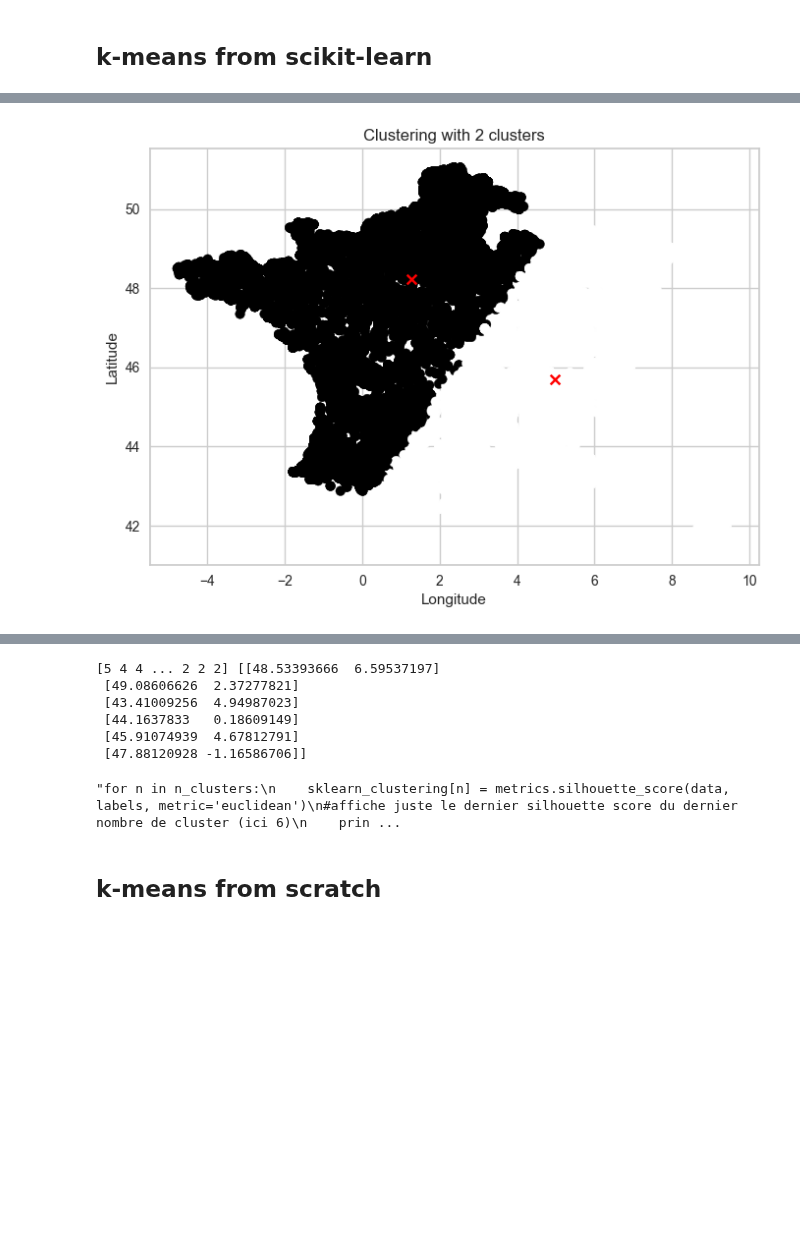
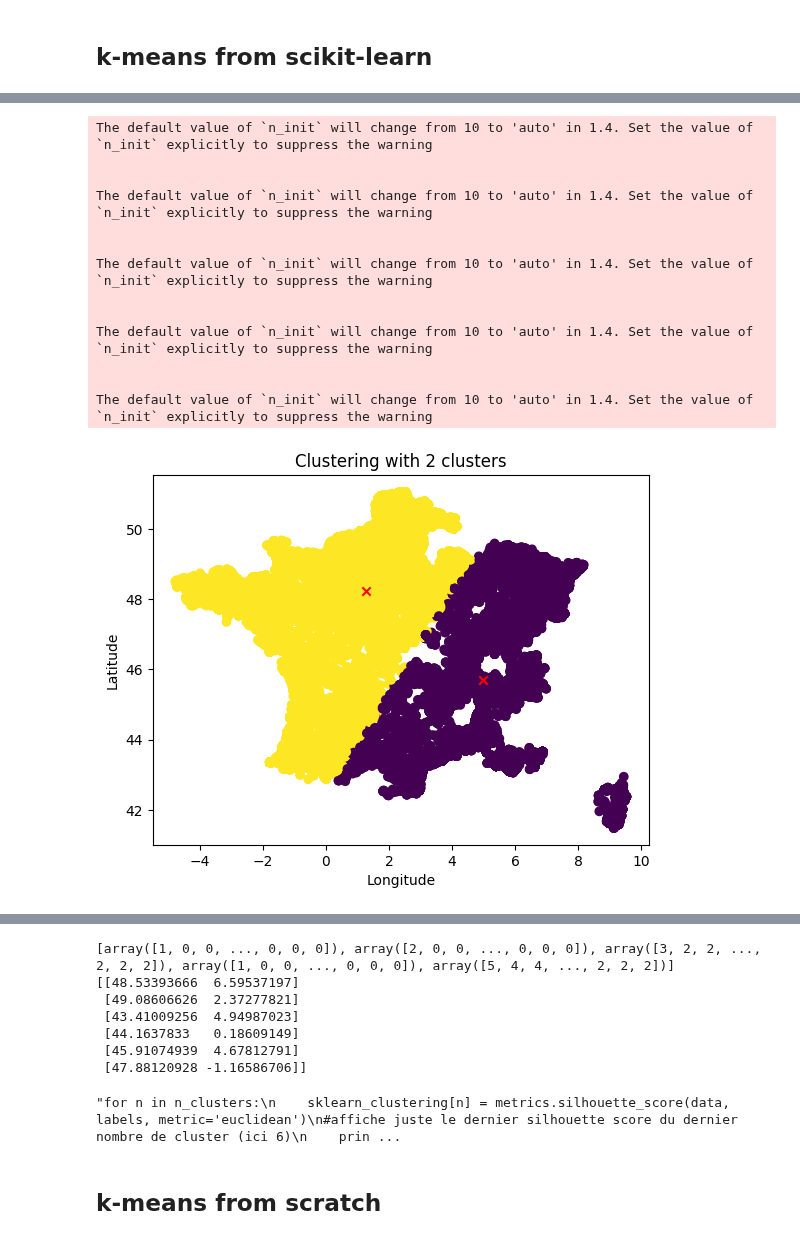
Before and after one commit to Epwo/ProjetA3-23, a Jupyter notebook: IA/non supervisé/non-supervise.ipynb, the cells around one changed output, grey strips where cells are left out. Saved outputs shown, nothing was run; the diff lists cells and outputs as text; code cells hidden in the pictures; blank space fills up the shorter version.

Commit message:
clustering_kmeans silhouette bon

```diff
--- a/IA/non supervisé/non-supervise.ipynb
+++ b/IA/non supervisé/non-supervise.ipynb
@@ -221,10 +114,15 @@ from sklearn.cluster import KMeans
 import matplotlib.pyplot as plt
 from sklearn import metrics
 from sklearn.metrics import pairwise_distances
+import yellowbrick
+#évite d'avoir des couleurs ternes dû à yellowbrick
+yellowbrick.style.rcmod.reset_defaults()
+
 
 def sklearn_clustering(data, n_clusters):
     # Dictionnaire pour stocker les résultats des clusters
     results = {}
+    all_labels = []
 
     # Effectuer le clustering pour chaque nombre de clusters
     for n in n_clusters:
@@ -235,34 +133,48 @@ def sklearn_clustering(data, n_clusters):
         kmeans.fit(data)
         # Assigner les clusters aux points de données
         labels = kmeans.labels_
         #obtention coordonnées des centroïdes
         centroids = kmeans.cluster_centers_
         # Stocker les résultats des clusters
         results[n] = {'labels': labels, 'centroids': centroids}
+        all_labels.append(labels)
 
     # Affichage des résultats des clusters pour chaque nombre de clusters
     for n, result in results.items():
         labels = result['labels']
         centroids = result['centroids']
 
         # Afficher le résultat du clustering
         plt.scatter(data['longitude'], data['latitude'], c=labels)
         plt.scatter(centroids[:, 1], centroids[:, 0], marker='x', color='red')
         plt.title(f"Clustering with {n} clusters")
         plt.xlabel("Longitude")
         plt.ylabel("Latitude")
         plt.show()
-    return labels,centroids
+    return all_labels,centroids
 
 data = df[['latitude', 'longitude']]
 n_clusters = [2, 3, 4, 5, 6]
 
-labels,centroids = sklearn_clustering(data, n_clusters)
-print(labels,centroids)
+all_labels,centroids = sklearn_clustering(data, n_clusters)
+print(all_labels,centroids)
 '''for n in n_clusters:
     sklearn_clustering[n] = metrics.silhouette_score(data, labels, metric='euclidean')
 #affiche juste le dernier silhouette score du dernier nombre de cluster (ici 6)
     print(sklearn_clustering[n])
 '''
 # %% [output]
+The default value of `n_init` will change from 10 to 'auto' in 1.4. Set the value of `n_init` explicitly to suppress the warning
+
+
+The default value of `n_init` will change from 10 to 'auto' in 1.4. Set the value of `n_init` explicitly to suppress the warning
+
+
+The default value of `n_init` will change from 10 to 'auto' in 1.4. Set the value of `n_init` explicitly to suppress the warning
+
+
+The default value of `n_init` will change from 10 to 'auto' in 1.4. Set the value of `n_init` explicitly to suppress the warning
+
+
+The default value of `n_init` will change from 10 to 'auto' in 1.4. Set the value of `n_init` explicitly to suppress the warning
-[figure, old version]
+[figure, new version]
@@ -273,10 +185,10 @@ print(labels,centroids)
-[5 4 4 ... 2 2 2] [[48.53393666  6.59537197]
- [49.08606626  2.37277821]
- [43.41009256  4.94987023]
- [44.1637833   0.18609149]
- [45.91074939  4.67812791]
- [47.88120928 -1.16586706]]
-"for n in n_clusters:\n    sklearn_clustering[n] = metrics.silhouette_score(data, labels, metric='euclidean')\n#affiche juste le dernier silhouette score du dernier nombre de cluster (ici 6)\n    prin ...
+[array([1, 0, 0, ..., 0, 0, 0]), array([2, 0, 0, ..., 0, 0, 0]), array([3, 2, 2, ..., 2, 2, 2]), array([1, 0, 0, ..., 0, 0, 0]), array([5, 4, 4, ..., 2, 2, 2])] [[48.53393666  6.59537197]
+ [49.08606626  2.37277821]
+ [43.41009256  4.94987023]
+ [44.1637833   0.18609149]
+ [45.91074939  4.67812791]
+ [47.88120928 -1.16586706]]
+"for n in n_clusters:\n    sklearn_clustering[n] = metrics.silhouette_score(data, labels, metric='euclidean')\n#affiche juste le dernier silhouette score du dernier nombre de cluster (ici 6)\n    prin ...
 # %% [markdown]
 ## k-means from scratch
 # %%
```
Also changed, not shown: parts of 19 cells of this notebook.
